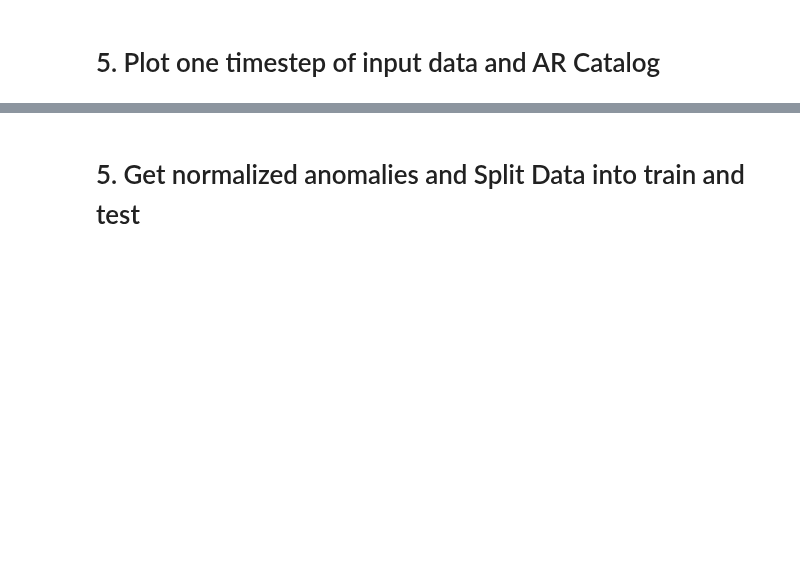
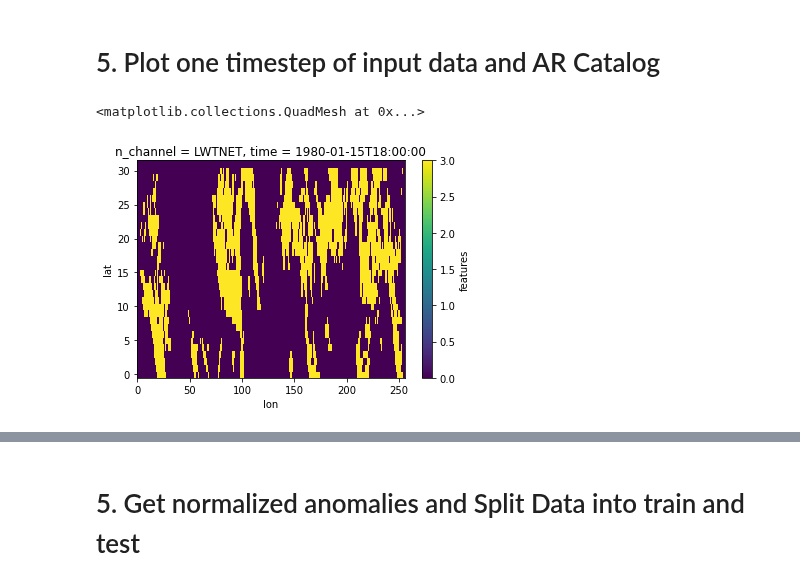
Before and after one commit to rlbaiman/AntarcticAR_ML, a Jupyter notebook: Make_test_data.ipynb, the cells around one changed output, grey strips where cells are left out. Cells and saved outputs as stored; diff of their text form; code cells hidden in the pictures; blank space fills up the shorter version.

```diff
--- a/Make_test_data.ipynb
+++ b/Make_test_data.ipynb
@@ -230,0 +414,5 @@ def show_sample(ds):
+# %%
+ds.isel(time = 59,n_channel = 2).features.plot()
+# %% [output]
+<matplotlib.collections.QuadMesh at 0x...>
+[figure, added]
```
Also changed, not shown: parts of 25 cells of this notebook, 6 other files.
